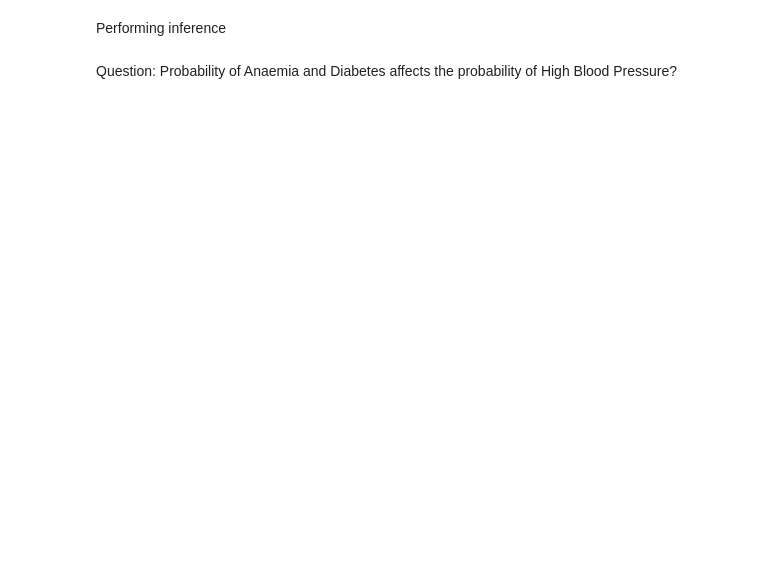
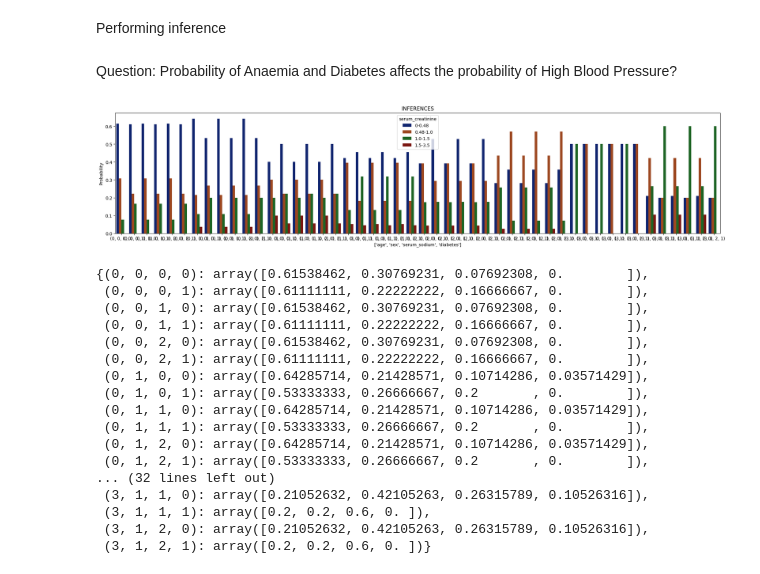
Before and after one commit to PtrTella/BayesianNetwork, a Jupyter notebook: CLASSIFY.ipynb, the cells around one changed output. Saved outputs shown, nothing was run; the diff lists cells and outputs as text; code cells hidden in the pictures; blank space fills up the shorter version.

```diff
--- a/CLASSIFY.ipynb
+++ b/CLASSIFY.ipynb
@@ -139,7 +138,7 @@ legenda = {'age':{0: '0-50', 1: '50-60', 2: '60-75', 3: '75-95'},
             'serum_creatinine':{0: '0-0.48', 1: '0.48-1.0', 2: '1.0-1.5', 3: '1.5-3.5', 4: '3.5-9.5'},
             'serum_sodium':{0: '110-135', 1: '135-145', 2: '145-150'},
             'time':{0: '0-70', 1: '70-160', 2: '160-300'},
-            'DEATH_EVENT':{0: 'Alive', 1: 'Dead'},
+            'DEATH_EVENT':{0: 'Dead', 1: 'Alive'},
             'anaemia':{0: 'No', 1: 'Yes'},
             'diabetes':{0: 'No', 1: 'Yes'},
             'high_blood_pressure':{0: 'No', 1: 'Yes'},
@@ -315,12 +305,12 @@ def plot_bar(data, title, evidences, target):
                  for bars, y in enumerate(data[x])],
                  columns=[str(evidences), str(target), 'Probability'])
 
-    fig, ax = plt.subplots(1, 1, figsize=(15, 5))
+    fig, ax = plt.subplots(1, 1, figsize=(25, 5))
     sns.barplot(x=str(evidences), y='Probability', hue=str(target), data=dataFrame, ax=ax, palette='dark')
     plt.title(title)
     plt.show()
 # %%
-def inference(evidences, target, network, combinations=None, plot=True):
+def inference(evidences, target, network=network, combinations=None, plot=True, title='INFERENCES'):
     inferences = VariableElimination(network)
     res = {}
 
@@ -334,6 +324,27 @@ def inference(evidences, target, network, combinations=None, plot=True):
 
 
     if plot:
-        plot_bar(res, 'INFERENCES', evidences, target)
+        plot_bar(res, title, evidences, target)
 
     return res
+# %%
+inference(['age','sex', 'serum_sodium'], 'serum_creatinine', network)
+# %% [output]
+[figure, added]
+{(0, 0, 0, 0): array([0.61538462, 0.30769231, 0.07692308, 0.        ]),
+ (0, 0, 0, 1): array([0.61111111, 0.22222222, 0.16666667, 0.        ]),
+ (0, 0, 1, 0): array([0.61538462, 0.30769231, 0.07692308, 0.        ]),
+ (0, 0, 1, 1): array([0.61111111, 0.22222222, 0.16666667, 0.        ]),
+ (0, 0, 2, 0): array([0.61538462, 0.30769231, 0.07692308, 0.        ]),
+ (0, 0, 2, 1): array([0.61111111, 0.22222222, 0.16666667, 0.        ]),
+ (0, 1, 0, 0): array([0.64285714, 0.21428571, 0.10714286, 0.03571429]),
+ (0, 1, 0, 1): array([0.53333333, 0.26666667, 0.2       , 0.        ]),
+ (0, 1, 1, 0): array([0.64285714, 0.21428571, 0.10714286, 0.03571429]),
+ (0, 1, 1, 1): array([0.53333333, 0.26666667, 0.2       , 0.        ]),
+ (0, 1, 2, 0): array([0.64285714, 0.21428571, 0.10714286, 0.03571429]),
+ (0, 1, 2, 1): array([0.53333333, 0.26666667, 0.2       , 0.        ]),
+... (32 lines left out)
+ (3, 1, 1, 0): array([0.21052632, 0.42105263, 0.26315789, 0.10526316]),
+ (3, 1, 1, 1): array([0.2, 0.2, 0.6, 0. ]),
+ (3, 1, 2, 0): array([0.21052632, 0.42105263, 0.26315789, 0.10526316]),
+ (3, 1, 2, 1): array([0.2, 0.2, 0.6, 0. ])}
```
Also changed, not shown: parts of 4 cells of this notebook.
